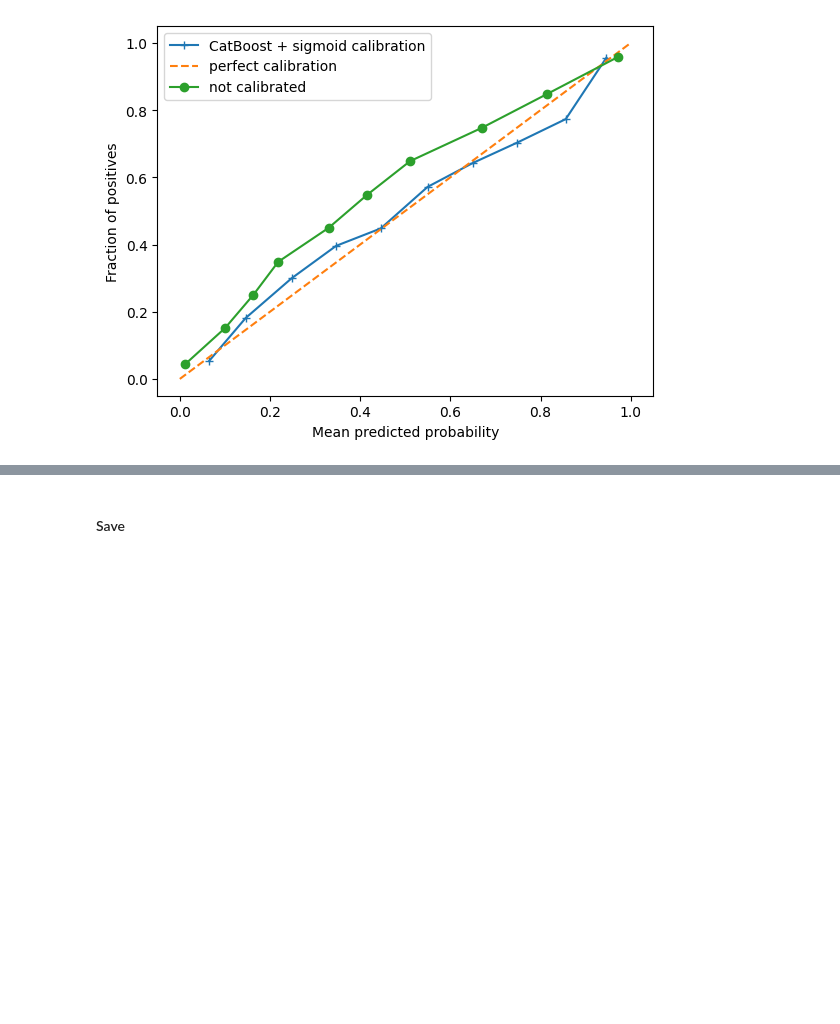
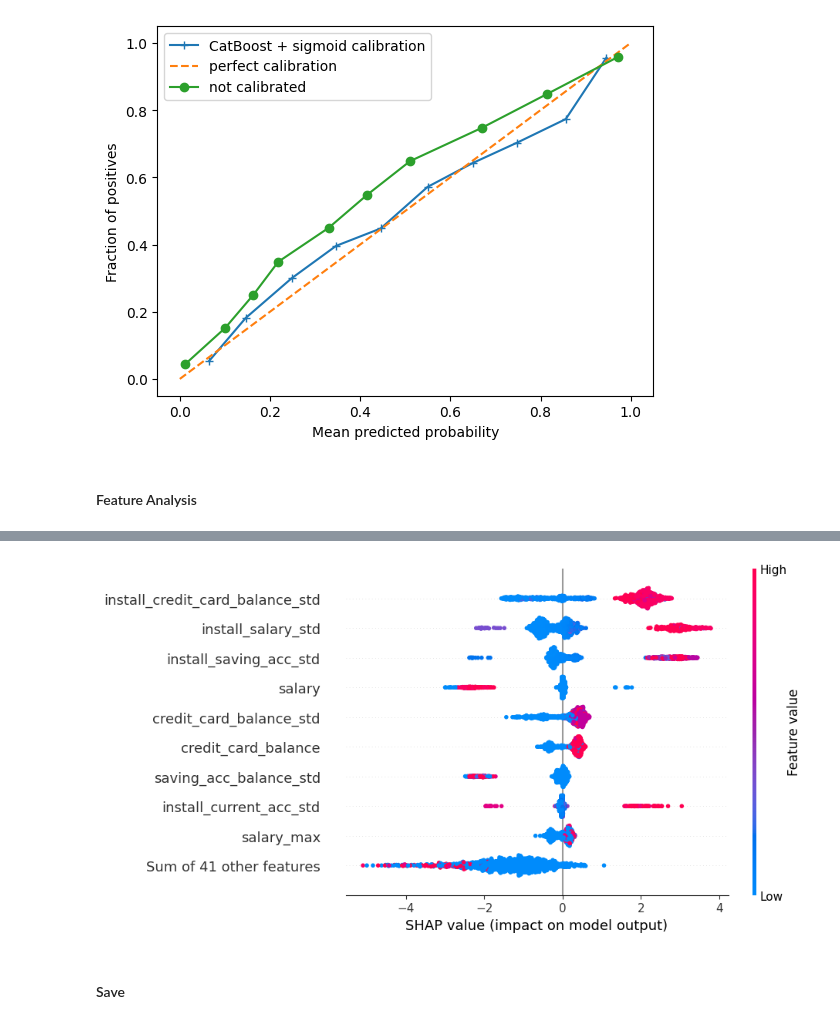
Before and after one commit to denizgunay/loan_delinquency, a Jupyter notebook: notebooks/notebook.ipynb, the cells around one changed output, grey strips where cells are left out. Cells and saved outputs as stored; diff of their text form; code cells hidden in the pictures; blank space fills up the shorter version.

```diff
--- a/notebooks/notebook.ipynb
+++ b/notebooks/notebook.ipynb
@@ -1067,3 +1067,13 @@ calib_model = calibrate_model(x_smotet[selected_features], y_smotet, x_valid[sel
    macro avg       0.78      0.75      0.75      7800
 weighted avg       0.78      0.78      0.77      7800
 [figure]
+# %% [markdown]
+#### Feature Analysis
+# %%
+# Best features
+import shap
+shap.initjs()
+explainer = shap.Explainer(cat_model)
+shap_values = explainer(x_test[selected_features])
+shap.plots.beeswarm(shap_values, max_display=10)
+# %% [output]
@@ -1070,3 +1081,4 @@ weighted avg       0.78      0.78      0.77      7800
+[figure, added]
 # %% [markdown]
 #### Save
 # %%
```
Also changed, not shown: parts of 3 cells of this notebook, 8 other files.
